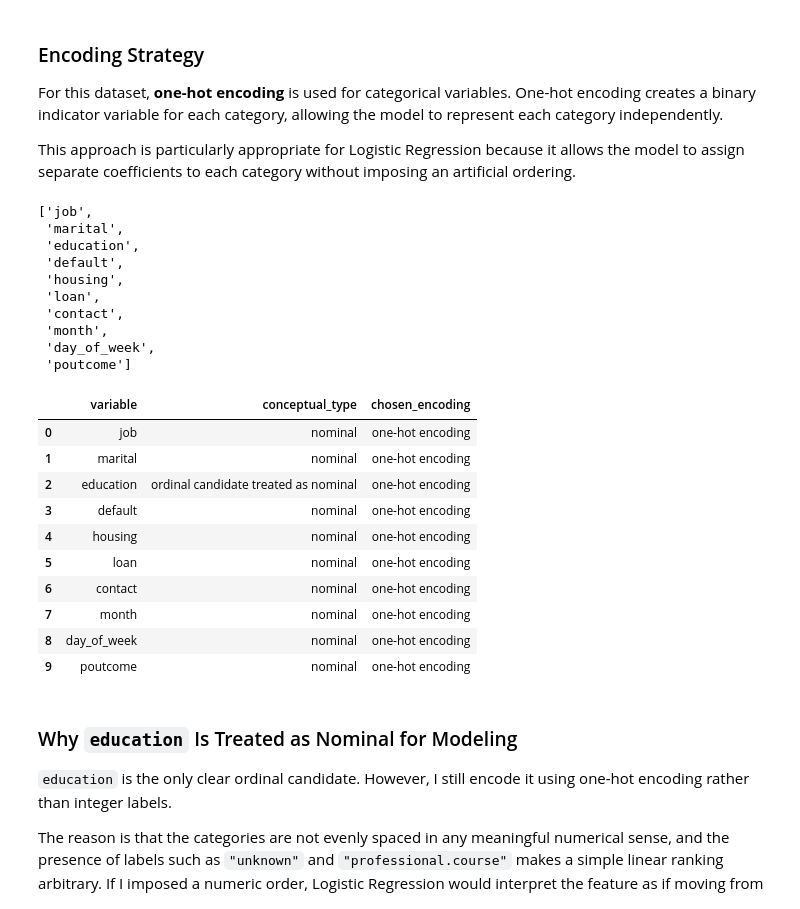
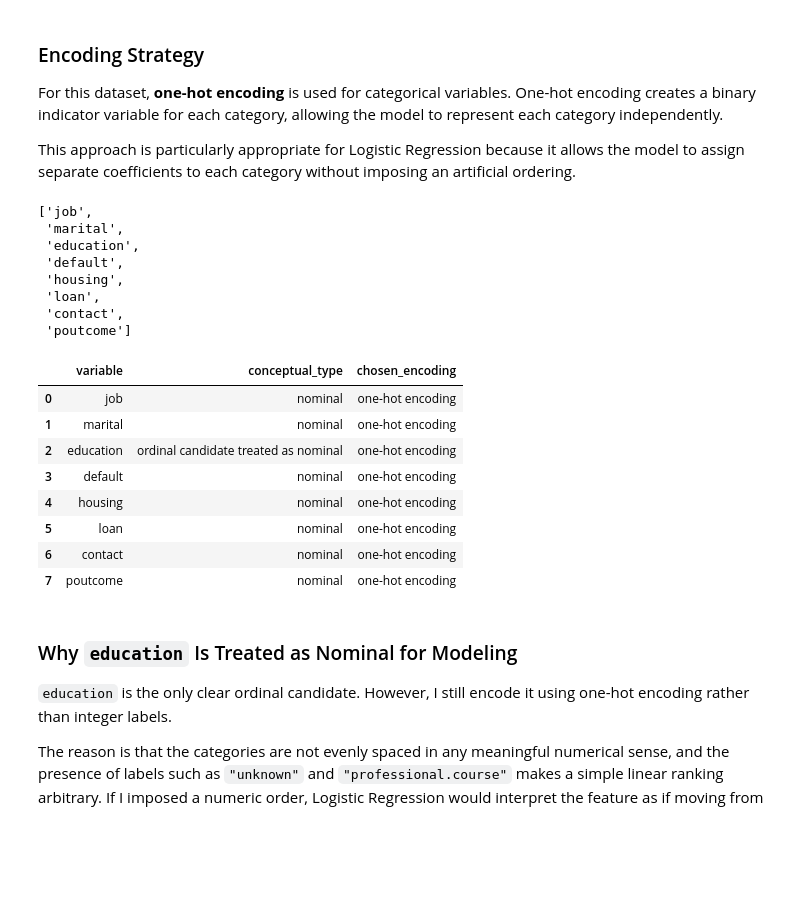
Before and after one commit to issamarida/ML-fundamentals-2026, a Jupyter notebook: assignment_1_issam_arida.ipynb, the cells around one changed output. Cells and saved outputs as stored; diff of their text form; code cells hidden in the pictures; blank space fills up the shorter version.

```diff
--- a/assignment_1_issam_arida.ipynb
+++ b/assignment_1_issam_arida.ipynb
@@ -652,3 +655,7 @@ def add_cyclical_features(X: pd.DataFrame) -> pd.DataFrame:
     X = X.drop(columns=["month", "day_of_week"])
 
     return X
+# %%
+X_train = add_cyclical_features(X_train)
+X_val = add_cyclical_features(X_val)
+X_test = add_cyclical_features(X_test)
@@ -687,46 +732,38 @@ categorical_features_current
  'housing',
  'loan',
  'contact',
- 'month',
- 'day_of_week',
  'poutcome']
 # %%
 categorical_classification = {
     "job": "nominal",
     "marital": "nominal",
     "education": "ordinal candidate treated as nominal",
     "default": "nominal",
     "housing": "nominal",
     "loan": "nominal",
     "contact": "nominal",
-    "month": "nominal",
-    "day_of_week": "nominal",
     "poutcome": "nominal"
 }
 
-encoding_choice = {
-    col: "one-hot encoding" for col in categorical_features_current
-}
+encoding_choice = {col: "one-hot encoding" for col in categorical_features_current}
 
 categorical_summary_df = pd.DataFrame({
     "variable": categorical_features_current,
     "conceptual_type": [categorical_classification[col] for col in categorical_features_current],
     "chosen_encoding": [encoding_choice[col] for col in categorical_features_current]
 })
 
 display(categorical_summary_df)
 # %% [output]
 |  | variable | conceptual_type | chosen_encoding |
 | 0 | job | nominal | one-hot encoding |
 | 1 | marital | nominal | one-hot encoding |
 | 2 | education | ordinal candidate treated as nominal | one-hot encoding |
 | 3 | default | nominal | one-hot encoding |
 | 4 | housing | nominal | one-hot encoding |
 | 5 | loan | nominal | one-hot encoding |
 | 6 | contact | nominal | one-hot encoding |
-| 7 | month | nominal | one-hot encoding |
-| 8 | day_of_week | nominal | one-hot encoding |
-| 9 | poutcome | nominal | one-hot encoding |
+| 7 | poutcome | nominal | one-hot encoding |
 # %% [markdown]
 ### Why `education` Is Treated as Nominal for Modeling
 
```
Also changed, not shown: parts of 20 cells of this notebook.
